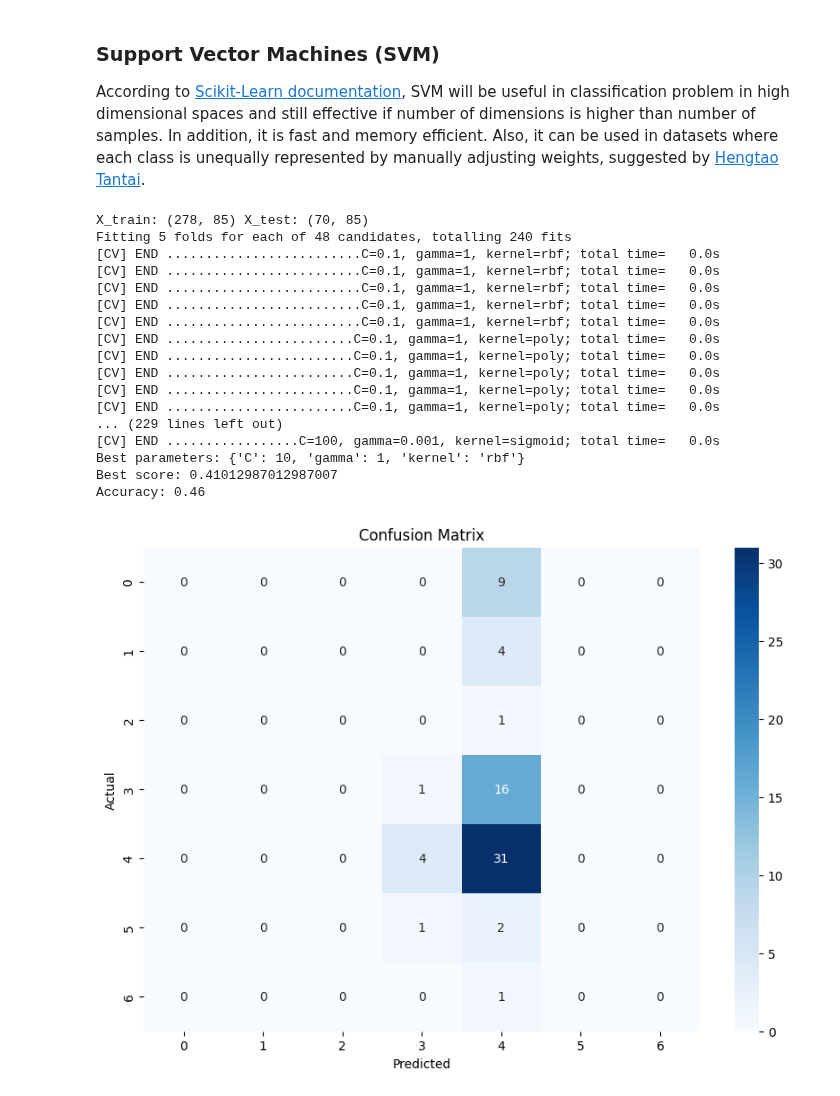
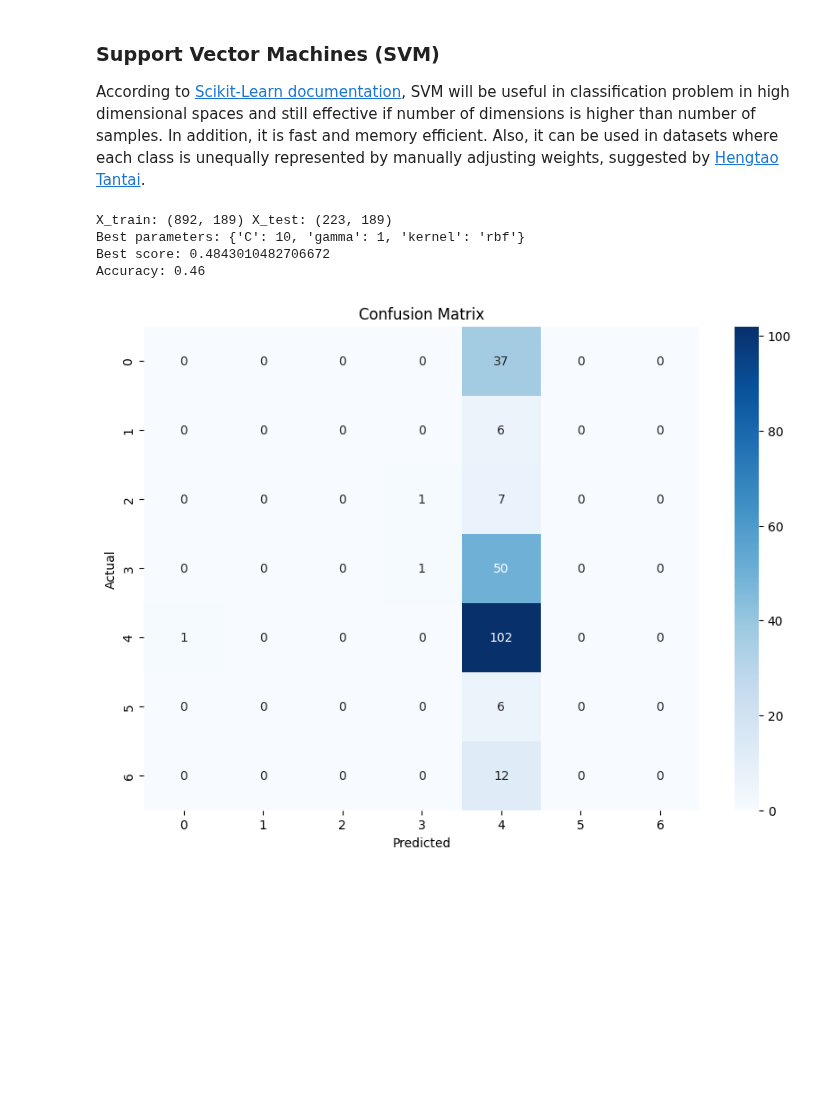
Before and after one commit to denskrlv/PosEmotion, a Jupyter notebook: posemotion.ipynb, the cells around one changed output. Saved outputs shown, nothing was run; the diff lists cells and outputs as text; code cells hidden in the pictures; blank space fills up the shorter version.

```diff
--- a/posemotion.ipynb
+++ b/posemotion.ipynb
@@ -266,8 +246,8 @@ norm_combined_df.head()
 According to [Wei Tang](https://www.mdpi.com/1424-8220/22/11/4245), frames in which body parts were occluded or lost were excluded from further analysis, because the skeletons in these frames could not be detected correctly using the current 2D pose estimation algorithm. The necessary body parts will be determined as torso, left and right hands. The position of head and legs will be ommited.
 # %%
 # Remove all columns that represent legs
-columns_drop = norm_combined_df.columns[norm_combined_df.columns.get_loc('right_hip_Y')+1:]
-cleaned_df = norm_combined_df.drop(columns=columns_drop)
+columns_drop = combined_df.columns[combined_df.columns.get_loc('right_hip_Y')+1:]
+cleaned_df = combined_df.drop(columns=columns_drop)
 
 # Remove rows that have NaN values in all necessary body parts
 body_parts = cleaned_df.columns[cleaned_df.columns.get_loc('right_ear_Y')+1:]
@@ -279,6 +259,6 @@ cleaned_df = cleaned_df.dropna(subset=["nose_X", "nose_Y", "left_eye_X", "left_e
                                        "right_eye_X", "right_eye_Y", "left_ear_X", "left_ear_Y",
                                        "right_ear_X", "right_ear_Y"], how='any')
 cleaned_df = cleaned_df.reset_index(drop=True)
-
-cleaned_df
+print(cleaned_df.shape)
+cleaned_df.head()
 # %% [output]
@@ -309,7 +284,7 @@ segments = ms.segmentate(cleaned_df)
 print("Total number of segments:", len(segments))
 print("Original (first 5):", [segment.indices() for segment in segments][:5])
 
-norm_segments = [ms.normalize_segment(segment, 5) for segment in segments]
+norm_segments = [ms.normalize_segment(segment, 10) for segment in segments]
 norm_df = pd.concat([segment.df for segment in norm_segments], ignore_index=True)
 
 norm_segments = ms.segmentate(norm_df)
@@ -378,7 +353,7 @@ features = {}
 pairs = ["nose", "left_shoulder", "right_shoulder", "left_elbow", "right_elbow", "left_wrist", "right_wrist"]
 
 for i in range(len(norm_segments)):
-    feature = norm_segments[i].get_vectors(pairs)
+    feature = norm_segments[i].get_vectors(pairs=pairs)
     features[f"s_{i}"] = feature
 
 features_df = pd.DataFrame.from_dict(features, orient='index')
@@ -461,58 +439,41 @@ According to [Scikit-Learn documentation](https://scikit-learn.org/stable/module
 # %%
 scaler = StandardScaler()
 param_grid = {
     'C': [0.1, 1, 10, 100],
     'gamma': [1, 0.1, 0.01, 0.001],
-    'kernel': ['rbf', 'poly', 'sigmoid']
+    'kernel': ['linear', 'rbf']
 }
 
 X = features_df.drop(['Label'], axis=1)
 y = features_df['Label']
 labels = label_encoder.fit_transform(y)
 
-X_train, X_test, y_train, y_test = train_test_split(X, labels, test_size=0.2, random_state=42)
+X_scaled = scaler.fit_transform(X)
+
+X_train, X_test, y_train, y_test = train_test_split(X_scaled, labels, test_size=0.2, random_state=42)
 print("X_train:", X_train.shape, "X_test:", X_test.shape)
 
-X_train_scaled = scaler.fit_transform(X_train)
-X_test_scaled = scaler.transform(X_test)
-
-svm = SVC(class_weight="balanced")  # use "balanced" taking into account the class imbalance
-grid_search = GridSearchCV(svm, param_grid, cv=5, verbose=2)
-grid_search.fit(X_train_scaled, y_train)
+svm = SVC(class_weight='balanced')
+grid_search = GridSearchCV(svm, param_grid)
+grid_search.fit(X_train, y_train)
 
 print("Best parameters:", grid_search.best_params_)
 print("Best score:", grid_search.best_score_)
 
-best_params = grid_search.best_params_
-best_svm = SVC(**best_params)
-best_svm.fit(X_train_scaled, y_train)
-y_pred = best_svm.predict(X_test_scaled)
+y_pred = grid_search.predict(X_test)
 accuracy = accuracy_score(y_test, y_pred)
 print(f'Accuracy: {accuracy:.2f}')
 
 cm = confusion_matrix(y_test, y_pred)
 plt.figure(figsize=(10,7))
 sns.heatmap(cm, annot=True, fmt="d", cmap="Blues")
 plt.ylabel('Actual')
 plt.xlabel('Predicted')
 plt.title('Confusion Matrix')
 plt.show()
 # %% [output]
-X_train: (278, 85) X_test: (70, 85)
-Fitting 5 folds for each of 48 candidates, totalling 240 fits
-[CV] END .........................C=0.1, gamma=1, kernel=rbf; total time=   0.0s
-[CV] END .........................C=0.1, gamma=1, kernel=rbf; total time=   0.0s
-[CV] END .........................C=0.1, gamma=1, kernel=rbf; total time=   0.0s
-[CV] END .........................C=0.1, gamma=1, kernel=rbf; total time=   0.0s
-[CV] END .........................C=0.1, gamma=1, kernel=rbf; total time=   0.0s
-[CV] END ........................C=0.1, gamma=1, kernel=poly; total time=   0.0s
-[CV] END ........................C=0.1, gamma=1, kernel=poly; total time=   0.0s
-[CV] END ........................C=0.1, gamma=1, kernel=poly; total time=   0.0s
-[CV] END ........................C=0.1, gamma=1, kernel=poly; total time=   0.0s
-[CV] END ........................C=0.1, gamma=1, kernel=poly; total time=   0.0s
-... (229 lines left out)
-[CV] END .................C=100, gamma=0.001, kernel=sigmoid; total time=   0.0s
+X_train: (892, 189) X_test: (223, 189)
 Best parameters: {'C': 10, 'gamma': 1, 'kernel': 'rbf'}
-Best score: 0.41012987012987007
+Best score: 0.4843010482706672
 Accuracy: 0.46
-[figure, old version]
+[figure, new version]
```
Also changed, not shown: parts of 16 cells of this notebook, 3 other files.
